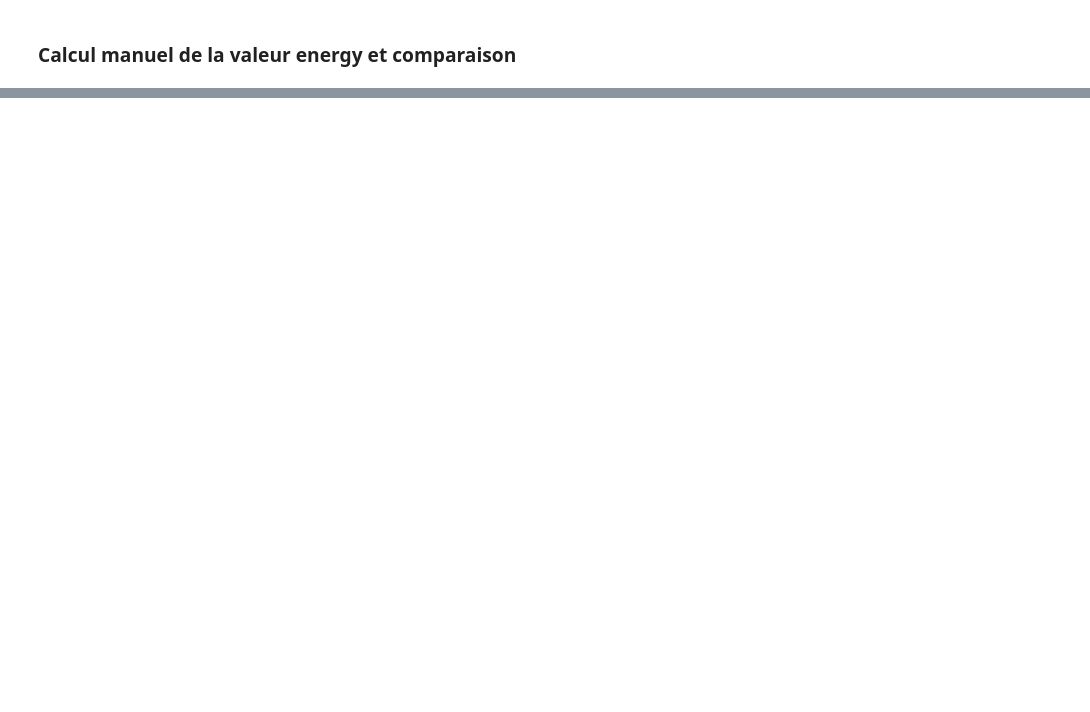
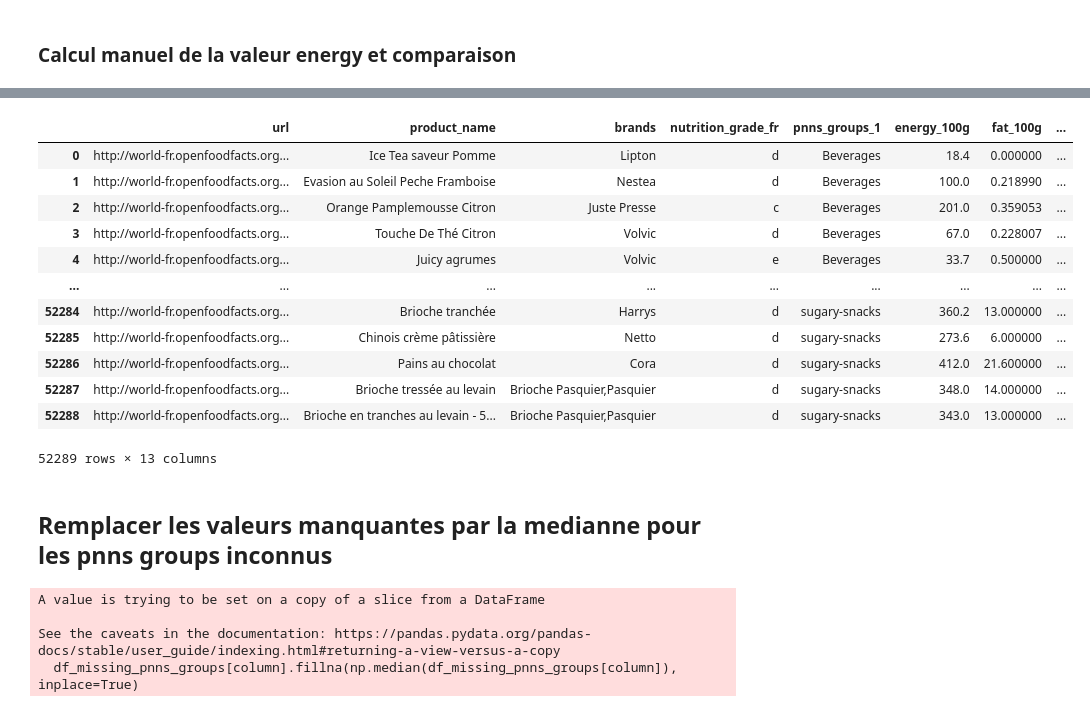
Before and after one commit to ThomasMeb/App_Sante_Publique_France, a Jupyter notebook: Clean.ipynb, the cells around one changed output, grey strips where cells are left out. Drawn from its saved outputs; the diff is of its cells as text; code cells hidden in the pictures; blank space fills up the shorter version.

```diff
--- a/Clean.ipynb
+++ b/Clean.ipynb
@@ -325,0 +386,3 @@ has_too_many_missing.shape
+# %%
+#On remplace les 'unknown' âr des NaN pour regrouper les valeurs manquantes
+data['pnns_groups_1'].replace('unknown', np.nan, inplace=True)
@@ -325,0 +409,16 @@ has_too_many_missing.shape
+# %%
+from sklearn.experimental import enable_iterative_imputer
+from sklearn.impute import IterativeImputer
+
+# séparons le dataframe par valeur de pnns_groups_1
+dfs = {}
+for pnns_group in data['pnns_groups_1'].dropna().unique():
+    dfs[pnns_group] = data[data['pnns_groups_1'] == pnns_group]
+
+# appliquons la méthode iterative imputer aux variables quantitatives
+for pnns_group, df in dfs.items():
+    imputer = IterativeImputer()
+    df[['fat_100g', 'saturated-fat_100g', 'carbohydrates_100g', 'sugars_100g', 'proteins_100g', 'salt_100g', 'sodium_100g']] = imputer.fit_transform(df[['fat_100g', 'saturated-fat_100g', 'carbohydrates_100g', 'sugars_100g', 'proteins_100g', 'salt_100g', 'sodium_100g']])
+
+# regroupons les dataframes modifiés dans un nouveau dataframe
+result = pd.concat(dfs.values())
@@ -325,0 +443,30 @@ has_too_many_missing.shape
+# %%
+result
+# %% [output]
+|  | url | product_name | brands | nutrition_grade_fr | pnns_groups_1 | energy_100g | fat_100g | ... |
+| 0 | http://world-fr.openfoodfacts.org... | Ice Tea saveur Pomme | Lipton | d | Beverages | 18.4 | 0.000000 | ... |
+| 1 | http://world-fr.openfoodfacts.org... | Evasion au Soleil Peche Framboise | Nestea | d | Beverages | 100.0 | 0.218990 | ... |
+| 2 | http://world-fr.openfoodfacts.org... | Orange Pamplemousse Citron | Juste Presse | c | Beverages | 201.0 | 0.359053 | ... |
+| 3 | http://world-fr.openfoodfacts.org... | Touche De Thé Citron | Volvic | d | Beverages | 67.0 | 0.228007 | ... |
+| 4 | http://world-fr.openfoodfacts.org... | Juicy agrumes | Volvic | e | Beverages | 33.7 | 0.500000 | ... |
+| ... | ... | ... | ... | ... | ... | ... | ... | ... |
+| 52284 | http://world-fr.openfoodfacts.org... | Brioche tranchée | Harrys | d | sugary-snacks | 360.2 | 13.000000 | ... |
+| 52285 | http://world-fr.openfoodfacts.org... | Chinois crème pâtissière | Netto | d | sugary-snacks | 273.6 | 6.000000 | ... |
+| 52286 | http://world-fr.openfoodfacts.org... | Pains au chocolat | Cora | d | sugary-snacks | 412.0 | 21.600000 | ... |
+| 52287 | http://world-fr.openfoodfacts.org... | Brioche tressée au levain | Brioche Pasquier,Pasquier | d | sugary-snacks | 348.0 | 14.000000 | ... |
+| 52288 | http://world-fr.openfoodfacts.org... | Brioche en tranches au levain - 5... | Brioche Pasquier,Pasquier | d | sugary-snacks | 343.0 | 13.000000 | ... |
+52289 rows × 13 columns
+# %% [markdown]
+## Remplacer les valeurs manquantes par la medianne pour les pnns groups inconnus
+# %%
+# créons un dataframe pour les valeurs de pnns_groups_1 manquantes
+df_missing_pnns_groups = data[data['pnns_groups_1'].isnull()]
+
+# remplaçons les valeurs manquantes par la médiane
+for column in ['fat_100g', 'saturated-fat_100g', 'carbohydrates_100g', 'sugars_100g', 'proteins_100g', 'salt_100g', 'sodium_100g']:
+    df_missing_pnns_groups[column].fillna(np.median(df_missing_pnns_groups[column]), inplace=True)
+# %% [output]
+A value is trying to be set on a copy of a slice from a DataFrame
+
+See the caveats in the documentation: https://pandas.pydata.org/pandas-docs/stable/user_guide/indexing.html#returning-a-view-versus-a-copy
+  df_missing_pnns_groups[column].fillna(np.median(df_missing_pnns_groups[column]), inplace=True)
```
Also changed, not shown: parts of 64 cells of this notebook.
